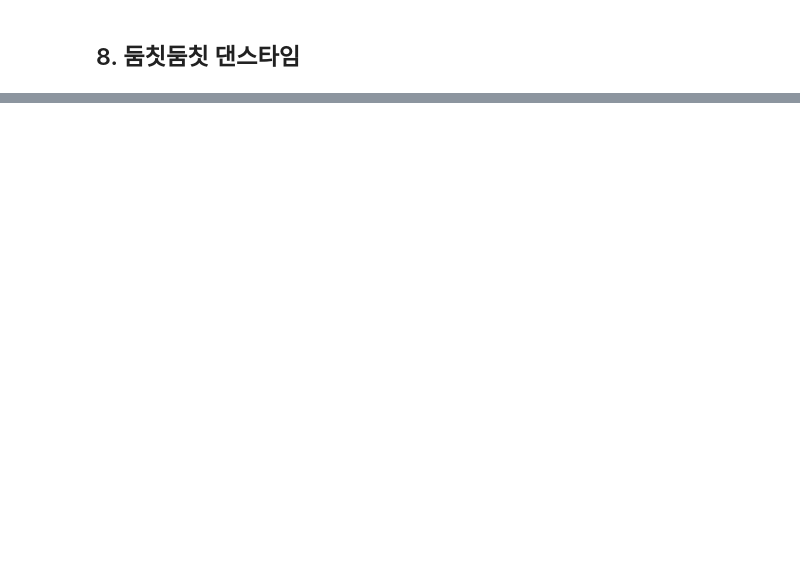
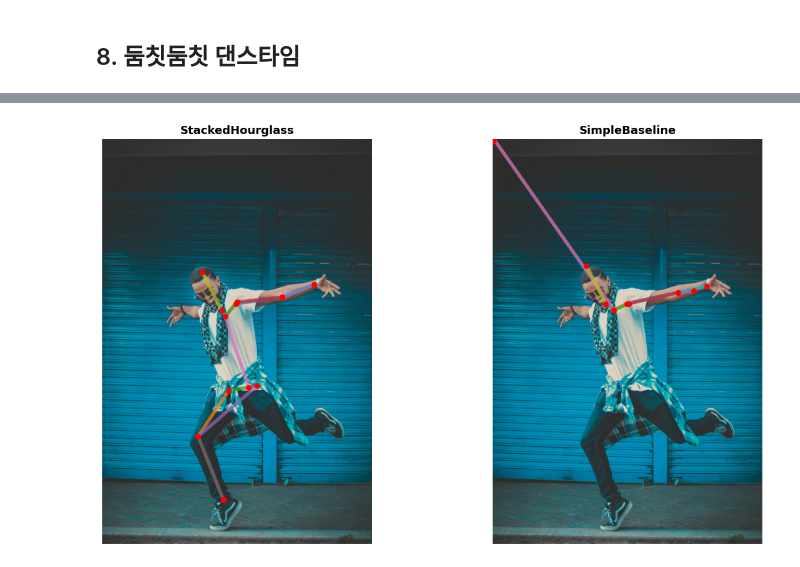
Before and after one commit to zhengyin3216/AIFFEL_quest_rs, a Jupyter notebook: GoingDeeper/GD04/GD04_pose_estimation.ipynb, the cells around one changed output, grey strips where cells are left out. Cells and saved outputs as stored; diff of their text form; code cells hidden in the pictures; blank space fills up the shorter version.

```diff
--- a/GoingDeeper/GD04/GD04_pose_estimation.ipynb
+++ b/GoingDeeper/GD04/GD04_pose_estimation.ipynb
@@ -1650,0 +2036,52 @@ STEP 3 : 두 모델의 비교
+# %%
+def compare_pose(image_path, hg_weight_path, sb_weight_path, num_heatmap=16):
+    """
+    두 모델의 weights를 불러와 같은 이미지에 대한 pose 예측 결과 나란히 비교.
+    재학습 없이 언제든 실행 가능.
+    """
+    device = torch.device("cuda" if torch.cuda.is_available() else "cpu")
+
+    # Hourglass 로드
+    hg_model = StackedHourglassNetwork(IMAGE_SHAPE, num_stack=4,
+                                        num_residual=1, num_heatmap=num_heatmap)
+    hg_model.load_state_dict(torch.load(hg_weight_path, map_location=device)['model_state_dict'])  # ✅
+    hg_model.to(device).eval()
+
+    # SimpleBaseline 로드
+    sb_model = SimpleBaseline(num_heatmap=num_heatmap, pretrained=False)
+    sb_model.load_state_dict(torch.load(sb_weight_path, map_location=device)['model_state_dict'])  # ✅
+    sb_model.to(device).eval()
+
+    # 예측
+    image_hg, kp_hg = predict(hg_model, image_path)
+    image_sb, kp_sb = predict(sb_model, image_path)
+
+    # 나란히 시각화
+    fig, axes = plt.subplots(1, 2, figsize=(14, 7))
+    for ax, kp, title in zip(
+        axes, [kp_hg, kp_sb],
+        ['StackedHourglass', 'SimpleBaseline']
+    ):
+        image_np = np.array(image_hg)  # 같은 이미지
+        ax.imshow(image_np)
+        joints = [(kp[i][0].item() * image_np.shape[1],
+                   kp[i][1].item() * image_np.shape[0])
+                  for i in range(len(kp))]
+        for bone in MPII_BONES:
+            j1, j2 = joints[bone[0]], joints[bone[1]]
+            ax.plot([j1[0], j2[0]], [j1[1], j2[1]], linewidth=4, alpha=0.7)
+        ax.scatter([j[0] for j in joints], [j[1] for j in joints],
+                   s=30, c='red', zorder=5)
+        ax.set_title(title, fontsize=13, fontweight='bold')
+        ax.axis('off')
+
+    plt.tight_layout()
+    plt.savefig(os.path.join(MODEL_PATH, 'pose_comparison.png'), dpi=150)
+    plt.show()
+
+# 실행 예시
+HG_WEIGHTS = os.path.join(MODEL_PATH, 'hourglass-2-epoch-3-loss-1.1830.pt')  # 기존 제공 가중치
+SB_WEIGHTS = os.path.join(MODEL_PATH, 'simplebaseline-epoch-3-loss-0.3195.pt')         # 학습 후 저장된 것
+compare_pose(test_image, HG_WEIGHTS, SB_WEIGHTS)
+# %% [output]
+[figure, added]
```
Also changed, not shown: parts of 51 cells of this notebook.
